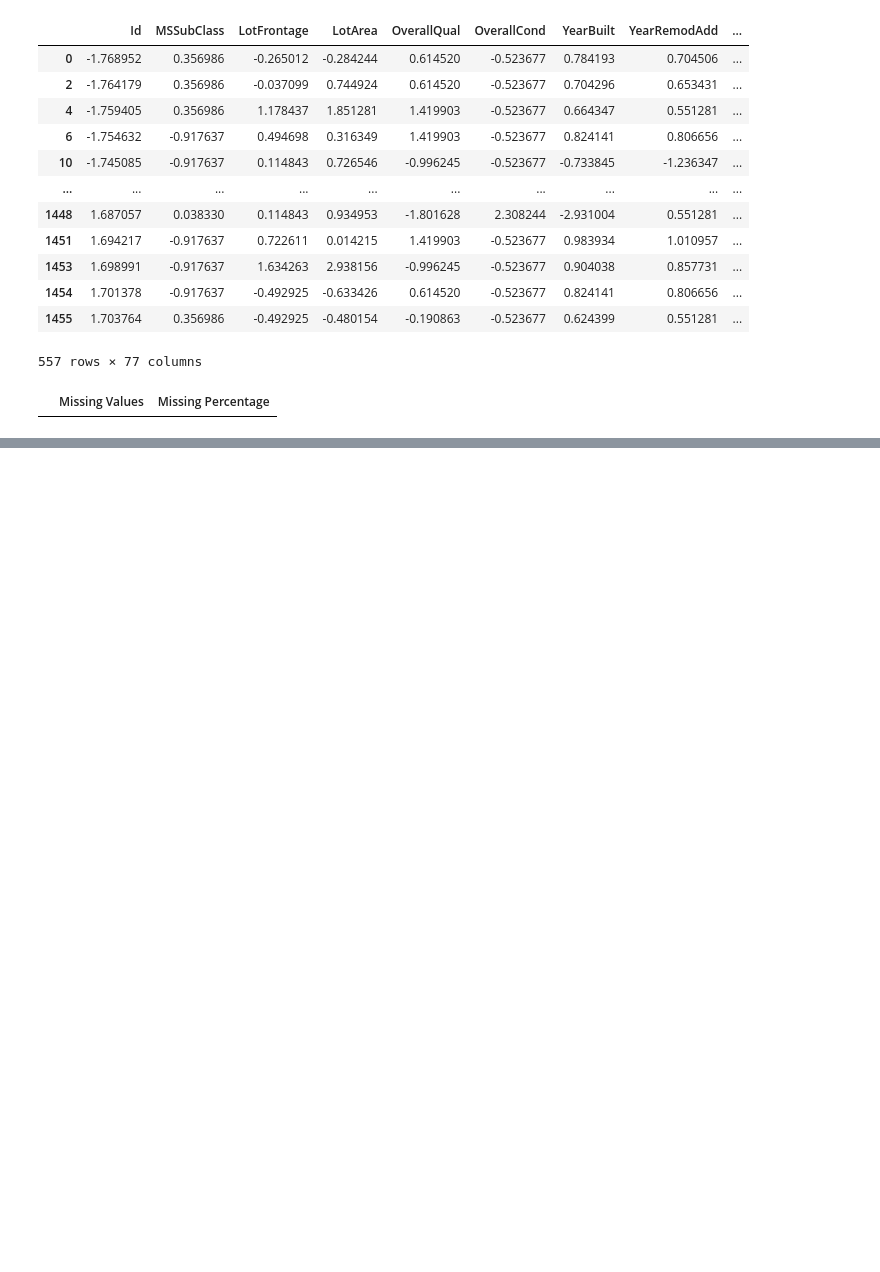
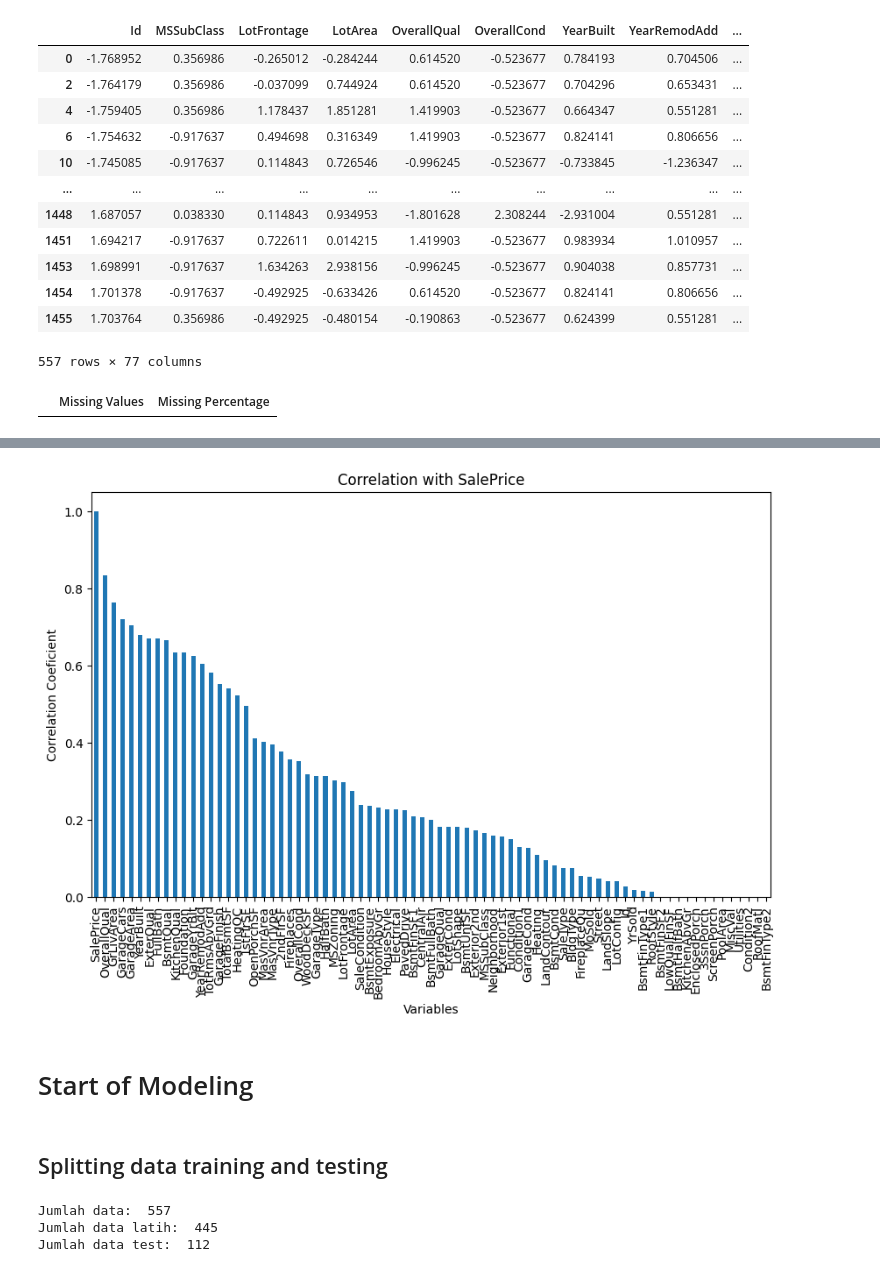
Before and after one commit to LuciferLovesMe/learn-basic-ml, a Jupyter notebook: notebook.ipynb, the cells around one changed output, grey strips where cells are left out. Saved outputs shown, nothing was run; the diff lists cells and outputs as text; code cells hidden in the pictures; blank space fills up the shorter version.

Commit message:
main: create model

```diff
--- a/notebook.ipynb
+++ b/notebook.ipynb
@@ -248,0 +319,19 @@ missing_data[missing_data["Missing Values"] > 0]
+# %%
+# Membuat korelasi variable target dengan semua variable
+target_corr = lencoder_df.corr()['SalePrice']
+
+# (Opsional) Mengurutkan hasil korelasi berdasarkan korelasi
+target_corr_sorted = target_corr.abs().sort_values(ascending=False)
+
+plt.figure(figsize=(10, 6))
+target_corr_sorted.plot(kind='bar')
+plt.title(f'Correlation with SalePrice')
+plt.xlabel('Variables')
+plt.ylabel('Correlation Coeficient')
+plt.show()
+# %% [output]
+[figure, added]
+# %% [markdown]
+# Start of Modeling
+# %% [markdown]
+## Splitting data training and testing
@@ -248,0 +345,11 @@ missing_data[missing_data["Missing Values"] > 0]
+# %%
+# menghitung panjang/jumlah data
+print("Jumlah data: ",len(X))
+# menghitung panjang/jumlah data pada x_test
+print("Jumlah data latih: ",len(x_train))
+# menghitung panjang/jumlah data pada x_test
+print("Jumlah data test: ",len(x_test))
+# %% [output]
+Jumlah data:  557
+Jumlah data latih:  445
+Jumlah data test:  112
```
Also changed, not shown: parts of 24 cells of this notebook, 3 other files.
